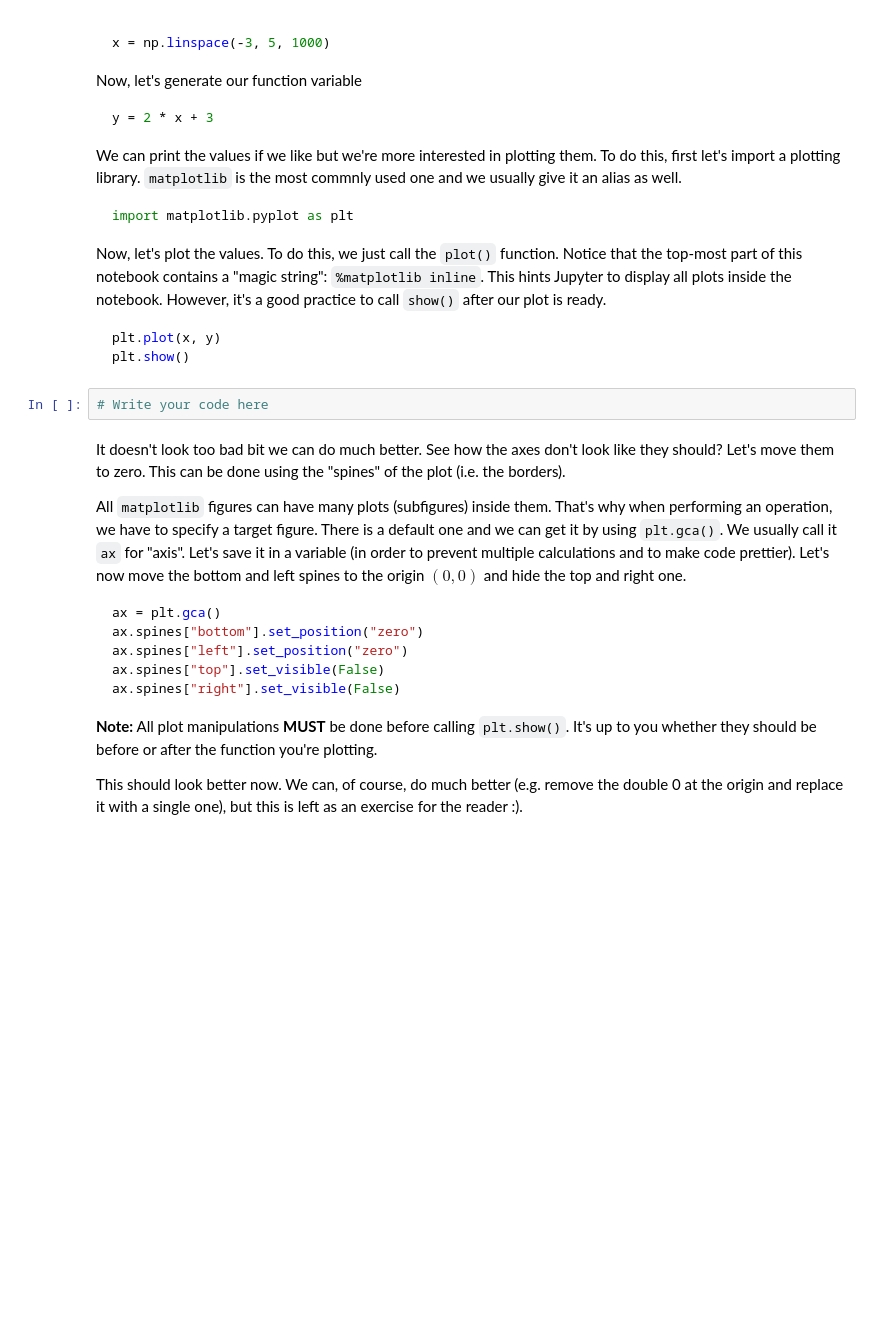
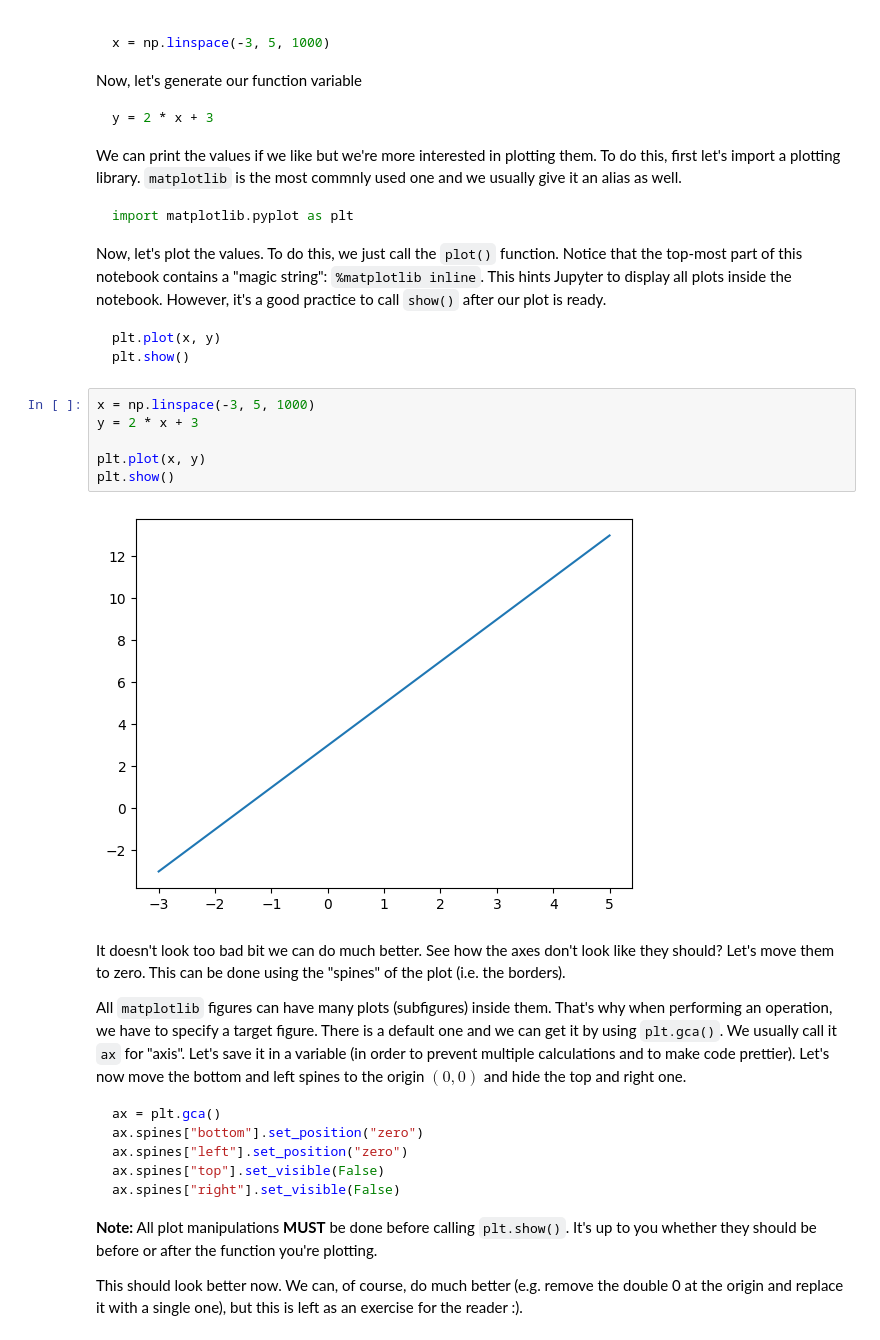
Before and after one commit to KingTheSim/ai_and_machine_learning_softuni_course_repo, a Jupyter notebook: math_concepts_for_developers/02.High-School-Maths-Exercise/High-School Maths Exercise.ipynb, the cells around one changed output. Saved outputs shown, nothing was run; the diff lists cells and outputs as text; blank space fills up the shorter version.

````diff
--- a/math_concepts_for_developers/02.High-School-Maths-Exercise/High-School Maths Exercise.ipynb
+++ b/math_concepts_for_developers/02.High-School-Maths-Exercise/High-School Maths Exercise.ipynb
@@ -367,7 +434,13 @@ plt.plot(x, y)
 plt.show()
 ```
 # %%
-# Write your code here
+x = np.linspace(-3, 5, 1000)
+y = 2 * x + 3
+
+plt.plot(x, y)
+plt.show()
+# %% [output]
+[figure, added]
 # %% [markdown]
 It doesn't look too bad bit we can do much better. See how the axes don't look like they should? Let's move them to zero. This can be done using the "spines" of the plot (i.e. the borders).
 
````
Also changed, not shown: parts of 16 cells of this notebook.
